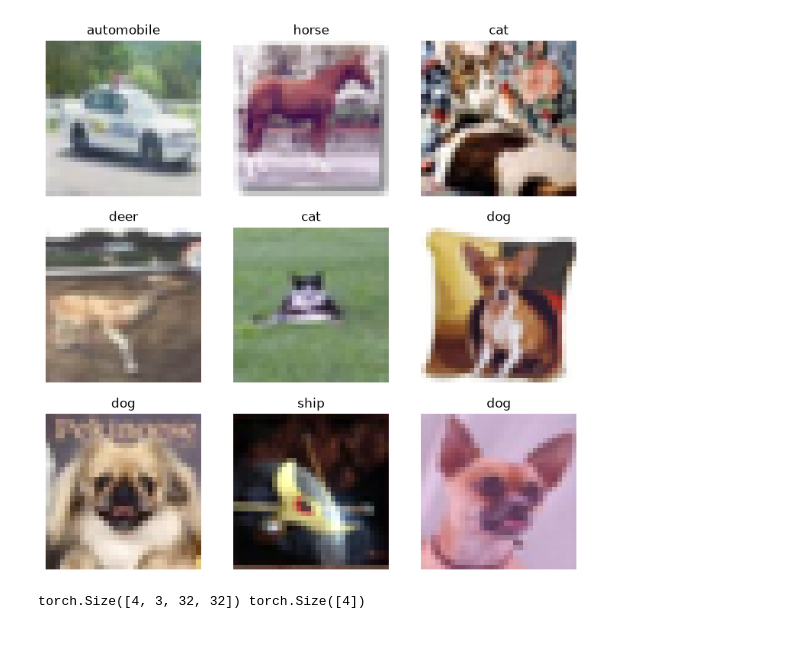
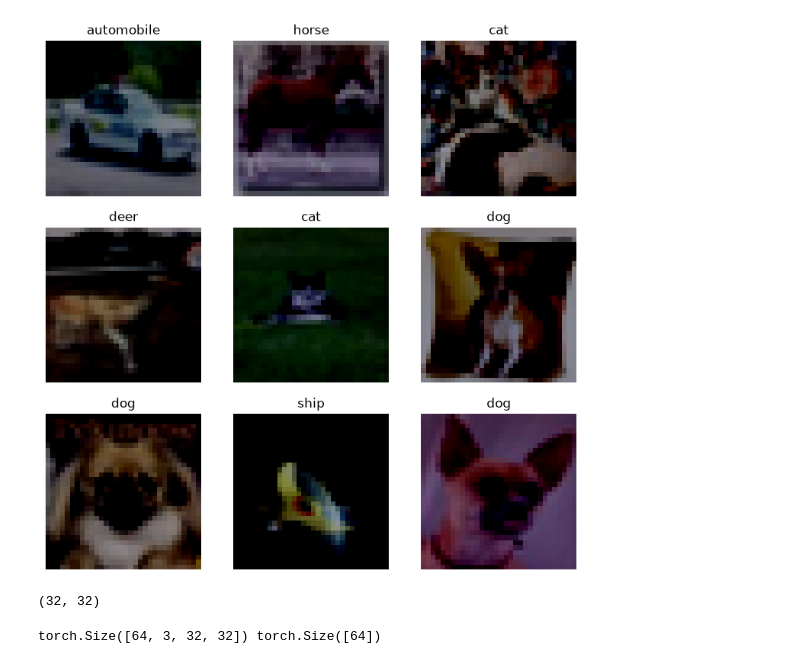
Before and after one commit to kewin-y/dl, a Jupyter notebook: residual-connections/notebook.ipynb, the cells around one changed output. Saved outputs shown, nothing was run; the diff lists cells and outputs as text; code cells hidden in the pictures.

```diff
--- a/residual-connections/notebook.ipynb
+++ b/residual-connections/notebook.ipynb
@@ -14,43 +19,60 @@ dataset = load_dataset("uoft-cs/cifar10")
 # %%
-transforms = v2.Compose([
-    v2.ToImage(),
-    v2.ToDtype(torch.float32, scale=True),
-])
-
-# This function must return the transformed dataset
-def apply_transforms(examples):
-    examples["img"] = [transforms(img) for img in examples["img"]]
-    return examples
-
 train_val = dataset["train"].train_test_split(test_size = 0.2, seed=111)
 
 train = train_val["train"]
 val = train_val["test"]
 test = dataset["test"]
 
+transforms = v2.Compose([
+    v2.ToImage(),
+    v2.ToDtype(torch.float32, scale=True),
+])
+
+# Calculate per-pixel mean following the paper
+pixel_sum = torch.zeros(3, 32, 32)
+count = 0
+
+for batch in train.iter(batch_size=256):
+    imgs = torch.stack([transforms(img) for img in batch["img"]])
+    pixel_sum += imgs.sum(dim=0)
+    count += imgs.shape[0]
+
+pixel_mean = pixel_sum / count
+
+# Update transforms with normalization
+transforms = v2.Compose([
+    *transforms.transforms,
+    v2.Lambda(lambda img: img - pixel_mean),
+])
+
+# Apply Necessary Transforms (including normalization haha)
+def apply_transforms(examples):
+    examples["img"] = [transforms(img) for img in examples["img"]]
+    return examples
+
 train = train.with_transform(apply_transforms)
 val = val.with_transform(apply_transforms)
 test = test.with_transform(apply_transforms)
 
-# HuggingFace datasets preserve the class-index order. This is valid.
+# HuggingFace datasets preserve the class-index order btw btw btw btw btw
 labels_map = dict(enumerate(train.features["label"].names))
 classes = len(labels_map)
 
 figure = plt.figure(figsize=(9, 9))
 cols, rows = 3, 3
 
 for i in range(1, cols * rows + 1):
     idx = i - 1
     img = train[i]["img"]
     label = train[i]["label"]
     figure.add_subplot(rows, cols, i),
     plt.title(labels_map[label]),
     plt.axis("off"),
-    plt.imshow(img.permute(1, 2, 0)),
+    plt.imshow(img.permute(1, 2, 0).clamp(min=0, max=1)),
 
 plt.show()
 # %% [output]
-[figure, old version]
+[figure, new version]
 # %%
 batch_size = 64
 
@@ -60 +101,5 @@ test_dataloader = DataLoader(test.with_format("torch"), batch_size=batch_size)
+# %%
+print(cvos((32, 32), 3, 16, (3, 3), padding=1))
+# %% [output]
+(32, 32)
 # %%
@@ -80,7 +182,7 @@ for batch in train_dataloader:
     print(X.shape, y.shape)
     break
 # %% [output]
-torch.Size([4, 3, 32, 32]) torch.Size([4])
+torch.Size([64, 3, 32, 32]) torch.Size([64])
 # %%
 criterion = nn.CrossEntropyLoss()
 model = LeNet5().to(device)
```
Also changed, not shown: parts of 3 cells of this notebook.
